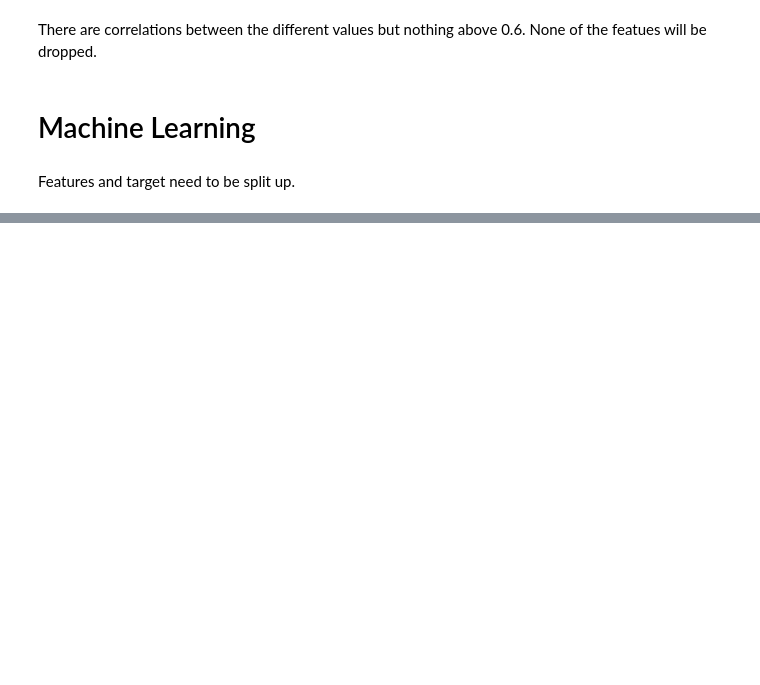
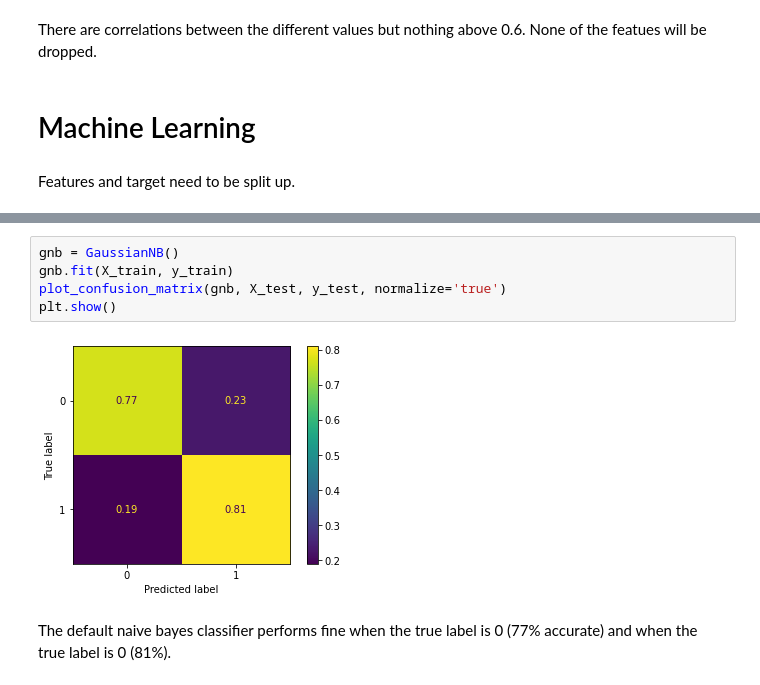
Before and after one commit to robertghennessy/Kaggle-Titanic, a Jupyter notebook: Titianic_Jupyter_v2.ipynb, the cells around one changed output, grey strips where cells are left out. Cells and saved outputs as stored; diff of their text form; blank space fills up the shorter version.

```diff
--- a/Titianic_Jupyter_v2.ipynb
+++ b/Titianic_Jupyter_v2.ipynb
@@ -975,0 +928,9 @@ def most_frequent(input_list):
+# %%
+gnb = GaussianNB()
+gnb.fit(X_train, y_train)
+plot_confusion_matrix(gnb, X_test, y_test, normalize='true')
+plt.show()
+# %% [output]
+[figure, added]
+# %% [markdown]
+The default naive bayes classifier performs fine when the true label is 0 (77% accurate) and when the true label is 0 (81%).
```
Also changed, not shown: parts of 91 cells of this notebook.
